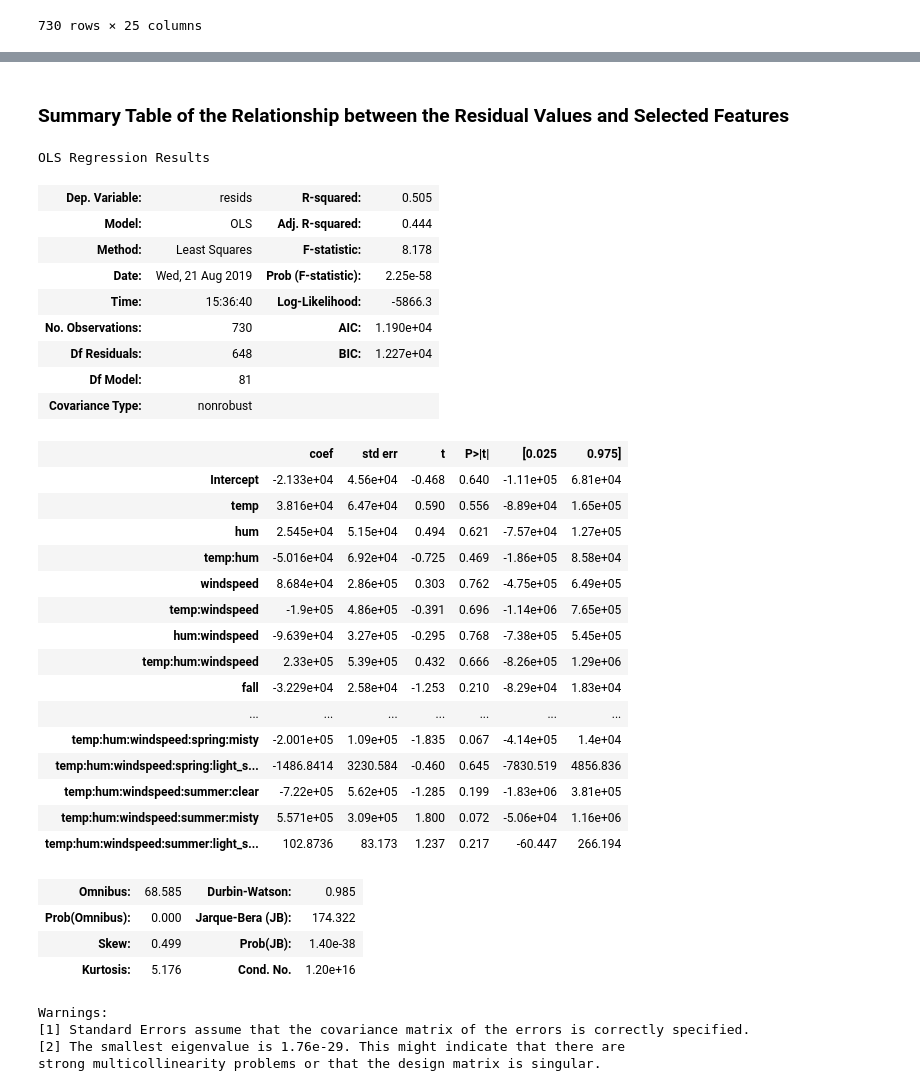
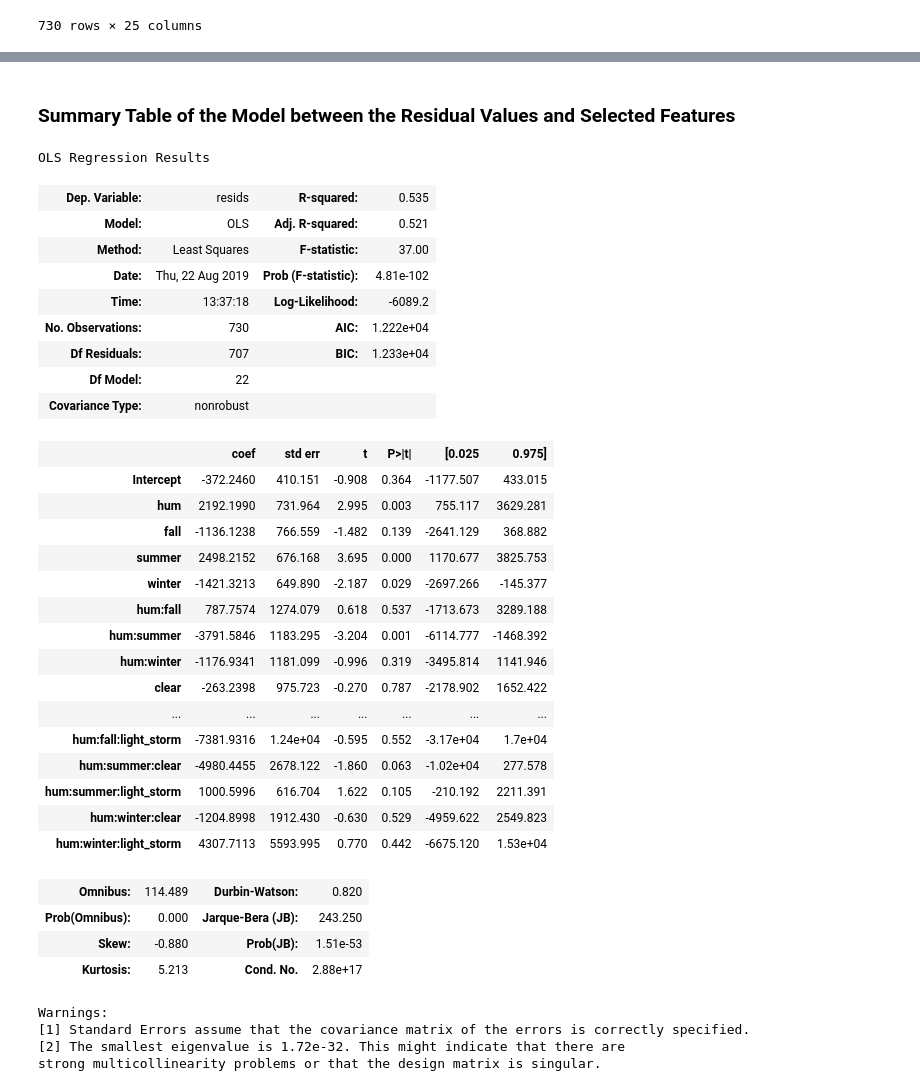
Before and after one commit to pauly51994/Bike_predictor, a Jupyter notebook: Bike-Sharing-Dataset/Regression Model.ipynb, the cells around one changed output, grey strips where cells are left out. Drawn from its saved outputs; the diff is of its cells as text; code cells hidden in the pictures.

```diff
--- a/Bike-Sharing-Dataset/Regression Model.ipynb
+++ b/Bike-Sharing-Dataset/Regression Model.ipynb
@@ -38,19 +40,19 @@ plt.show()
 # %%
+plt.style.use('ggplot')
+
 # Assigning proper values
 x=df.instant.values.reshape(-1,1)
 y=df.cnt.values.reshape(-1,1)
 
-# Regression
-poly = PolynomialFeatures(degree=5)
-x_poly = poly.fit_transform(x)
+# Simple Linear Regression Line
 
 model = LinearRegression()
-model.fit(x_poly, y)
+model.fit(x, y)
 
-predictions = model.predict(x_poly)
+predictions = model.predict(x)
 
 # Plotting
-plt.scatter(df['instant'], df['cnt'], label='One Day')
+plt.scatter(df['instant'], df['cnt'], label='One Day', c='b')
 plt.plot(df['instant'],predictions,c='red', label='Regression Line')
 plt.xlabel('Individual Days')
 plt.ylabel('Number of Bikes')
@@ -58,5 +60,5 @@ plt.title('Bikes Used from 2011 to 2012')
 plt.legend()
 plt.show()
 
-model.intercept_[0], model.coef_[0][1]
+#model.intercept_[0], model.coef_[0][1]
 # %% [output]
@@ -67,7 +68,7 @@ model.intercept_[0], model.coef_[0][1]
 # %%
 # Calculates the difference between the predicted values and the actual values
 def resid(x,y_actual):
-    return (model.intercept_[0] + sum([model.coef_[0][i] * x**i for i in range(len(model.coef_[0]))])) -  y_actual
+    return y_actual - (model.intercept_[0] + sum([model.coef_[0][i] * x**i for i in range(len(model.coef_[0]))]))
 # %%
 # Storing predicted values into a new column
 df['resids'] = resid(df['instant'], df['cnt'])
@@ -118,40 +109,40 @@ plt.show()
 # %% [markdown]
-### Summary Table of the Relationship between the Residual Values and Selected Features
+### Summary Table of the Model between the Residual Values and Selected Features
 # %%
-lr_model = ols(formula='resids~temp*hum*windspeed*(fall+winter+spring+summer)*(clear+misty+light_storm)', data=df).fit()
+lr_model = ols(formula='resids~hum*(fall+summer+winter)*(clear+light_storm)', data=df).fit()
 lr_model.summary()
 # %% [output]
 OLS Regression Results
-| Dep. Variable: | resids | R-squared: | 0.505 |
-| Model: | OLS | Adj. R-squared: | 0.444 |
-| Method: | Least Squares | F-statistic: | 8.178 |
-| Date: | Wed, 21 Aug 2019 | Prob (F-statistic): | 2.25e-58 |
-| Time: | 15:36:40 | Log-Likelihood: | -5866.3 |
-| No. Observations: | 730 | AIC: | 1.190e+04 |
-| Df Residuals: | 648 | BIC: | 1.227e+04 |
-| Df Model: | 81 |  |  |
+| Dep. Variable: | resids | R-squared: | 0.535 |
+| Model: | OLS | Adj. R-squared: | 0.521 |
+| Method: | Least Squares | F-statistic: | 37.00 |
+| Date: | Thu, 22 Aug 2019 | Prob (F-statistic): | 4.81e-102 |
+| Time: | 13:37:18 | Log-Likelihood: | -6089.2 |
+| No. Observations: | 730 | AIC: | 1.222e+04 |
+| Df Residuals: | 707 | BIC: | 1.233e+04 |
+| Df Model: | 22 |  |  |
 | Covariance Type: | nonrobust |  |  |
 |  | coef | std err | t | P>|t| | [0.025 | 0.975] |
-| Intercept | -2.133e+04 | 4.56e+04 | -0.468 | 0.640 | -1.11e+05 | 6.81e+04 |
-| temp | 3.816e+04 | 6.47e+04 | 0.590 | 0.556 | -8.89e+04 | 1.65e+05 |
-| hum | 2.545e+04 | 5.15e+04 | 0.494 | 0.621 | -7.57e+04 | 1.27e+05 |
-| temp:hum | -5.016e+04 | 6.92e+04 | -0.725 | 0.469 | -1.86e+05 | 8.58e+04 |
-| windspeed | 8.684e+04 | 2.86e+05 | 0.303 | 0.762 | -4.75e+05 | 6.49e+05 |
-| temp:windspeed | -1.9e+05 | 4.86e+05 | -0.391 | 0.696 | -1.14e+06 | 7.65e+05 |
-| hum:windspeed | -9.639e+04 | 3.27e+05 | -0.295 | 0.768 | -7.38e+05 | 5.45e+05 |
-| temp:hum:windspeed | 2.33e+05 | 5.39e+05 | 0.432 | 0.666 | -8.26e+05 | 1.29e+06 |
-| fall | -3.229e+04 | 2.58e+04 | -1.253 | 0.210 | -8.29e+04 | 1.83e+04 |
+| Intercept | -372.2460 | 410.151 | -0.908 | 0.364 | -1177.507 | 433.015 |
+| hum | 2192.1990 | 731.964 | 2.995 | 0.003 | 755.117 | 3629.281 |
+| fall | -1136.1238 | 766.559 | -1.482 | 0.139 | -2641.129 | 368.882 |
+| summer | 2498.2152 | 676.168 | 3.695 | 0.000 | 1170.677 | 3825.753 |
+| winter | -1421.3213 | 649.890 | -2.187 | 0.029 | -2697.266 | -145.377 |
+| hum:fall | 787.7574 | 1274.079 | 0.618 | 0.537 | -1713.673 | 3289.188 |
+| hum:summer | -3791.5846 | 1183.295 | -3.204 | 0.001 | -6114.777 | -1468.392 |
+| hum:winter | -1176.9341 | 1181.099 | -0.996 | 0.319 | -3495.814 | 1141.946 |
+| clear | -263.2398 | 975.723 | -0.270 | 0.787 | -2178.902 | 1652.422 |
 | ... | ... | ... | ... | ... | ... | ... |
-| temp:hum:windspeed:spring:misty | -2.001e+05 | 1.09e+05 | -1.835 | 0.067 | -4.14e+05 | 1.4e+04 |
-| temp:hum:windspeed:spring:light_s... | -1486.8414 | 3230.584 | -0.460 | 0.645 | -7830.519 | 4856.836 |
-| temp:hum:windspeed:summer:clear | -7.22e+05 | 5.62e+05 | -1.285 | 0.199 | -1.83e+06 | 3.81e+05 |
-| temp:hum:windspeed:summer:misty | 5.571e+05 | 3.09e+05 | 1.800 | 0.072 | -5.06e+04 | 1.16e+06 |
-| temp:hum:windspeed:summer:light_s... | 102.8736 | 83.173 | 1.237 | 0.217 | -60.447 | 266.194 |
+| hum:fall:light_storm | -7381.9316 | 1.24e+04 | -0.595 | 0.552 | -3.17e+04 | 1.7e+04 |
+| hum:summer:clear | -4980.4455 | 2678.122 | -1.860 | 0.063 | -1.02e+04 | 277.578 |
+| hum:summer:light_storm | 1000.5996 | 616.704 | 1.622 | 0.105 | -210.192 | 2211.391 |
+| hum:winter:clear | -1204.8998 | 1912.430 | -0.630 | 0.529 | -4959.622 | 2549.823 |
+| hum:winter:light_storm | 4307.7113 | 5593.995 | 0.770 | 0.442 | -6675.120 | 1.53e+04 |
-| Omnibus: | 68.585 | Durbin-Watson: | 0.985 |
-| Prob(Omnibus): | 0.000 | Jarque-Bera (JB): | 174.322 |
-| Skew: | 0.499 | Prob(JB): | 1.40e-38 |
-| Kurtosis: | 5.176 | Cond. No. | 1.20e+16 |
+| Omnibus: | 114.489 | Durbin-Watson: | 0.820 |
+| Prob(Omnibus): | 0.000 | Jarque-Bera (JB): | 243.250 |
+| Skew: | -0.880 | Prob(JB): | 1.51e-53 |
+| Kurtosis: | 5.213 | Cond. No. | 2.88e+17 |
 Warnings:
 [1] Standard Errors assume that the covariance matrix of the errors is correctly specified.
-[2] The smallest eigenvalue is 1.76e-29. This might indicate that there are
+[2] The smallest eigenvalue is 1.72e-32. This might indicate that there are
 strong multicollinearity problems or that the design matrix is singular.
```
Also changed, not shown: parts of 22 cells of this notebook, 1 other file.
